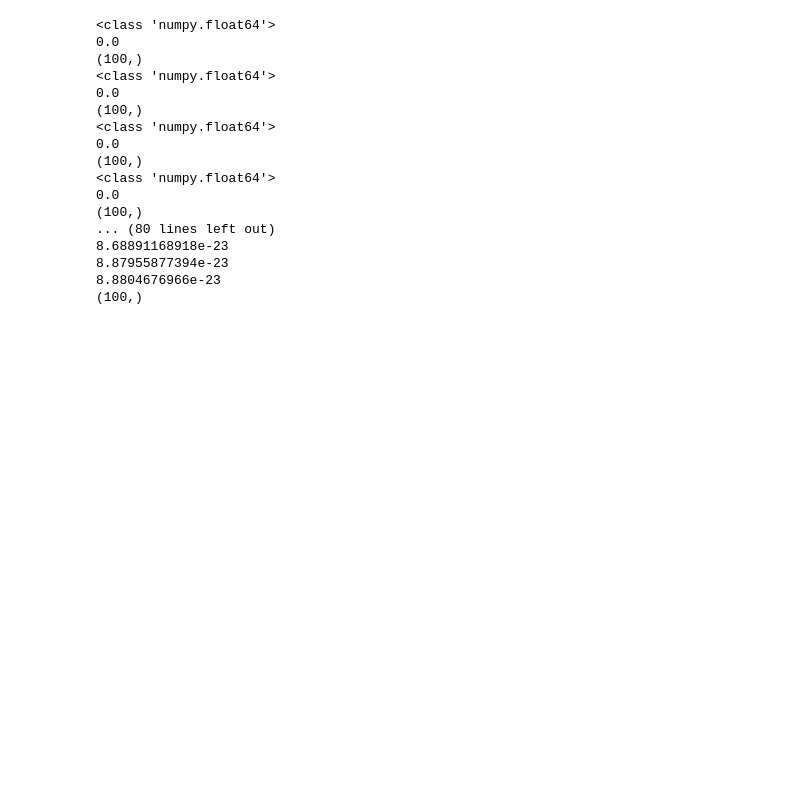
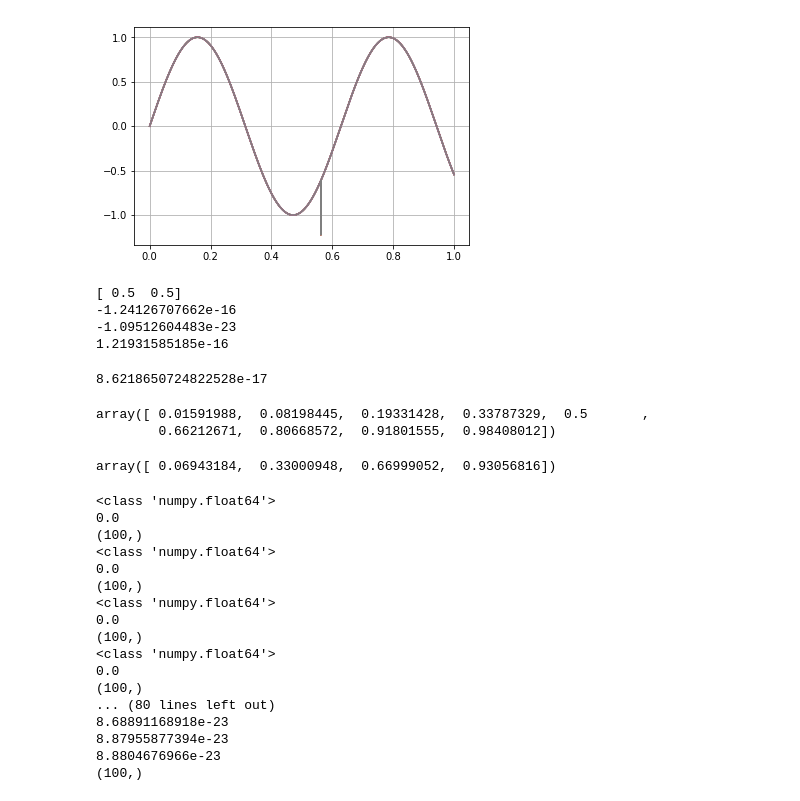
Before and after one commit to bjorgve/multiwavelets, a Jupyter notebook: MW.ipynb, the cells around one changed output. Saved outputs shown, nothing was run; the diff lists cells and outputs as text; code cells hidden in the pictures; blank space fills up the shorter version.

```diff
--- a/MW.ipynb
+++ b/MW.ipynb
@@ -122,0 +1,28 @@ def func(scale,max_order,f,x):
+# %%
+import numpy as np
+import matplotlib.pyplot as plt
+import numpy.polynomial.legendre as leg
+
+import scaling as sc
+
+def gauss(x):
+    return np.exp(-100*(x-.5)**2)
+
+def ftest(x):
+    return np.sin(10.0*x)
+
+def interpolating(order,max_order,x):
+    w = sc.weights(max_order)
+    x_root = sc.roots(max_order)
+    tmp = 0
+
+    for i in range(0,max_order):
+        tmp = tmp + np.sqrt(w[i])*sc.legendre_polynomial(order,float(x_root[i]))*sc.legendre_polynomial(order,x)
+    return tmp
+
+def scaling_coef_inter(order,order_max,scale,translation,f)
+
+    w = weights(order_max)
+    x = roots(order_max)
+
+    return 2.0**(-.5*scale)*np.sqrt(w[order])*f(2**(-scale)(x[order]+translation))
@@ -123,6 +46,30 @@ def func(scale,max_order,f,x):
+# %%
+x = np.arange(0,1,.0003)
+plt.plot(x,ftest(x),x,sc.func_proj(5,5,ftest,x))
+plt.grid(True)
+plt.show()
+# %% [output]
+[figure, added]
+# %%
+scaling_coef(2,1,0,gauss)
+# %% [output]
+[ 0.5  0.5]
+-1.24126707662e-16
+-1.09512604483e-23
+1.21931585185e-16
+8.6218650724822528e-17
+# %%
+sc.roots(9)
+# %% [output]
+array([ 0.01591988,  0.08198445,  0.19331428,  0.33787329,  0.5       ,
+        0.66212671,  0.80668572,  0.91801555,  0.98408012])
 # %%
 from scipy import optimize
 root = optimize.brenth(seclegendre,0,.3)
+# %%
+sc.roots(4)
+# %% [output]
+array([ 0.06943184,  0.33000948,  0.66999052,  0.93056816])
 # %%
 func(3,3,gauss,x)
 # %% [output]
```
Also changed, not shown: parts of 11 cells of this notebook, 1 other file.
